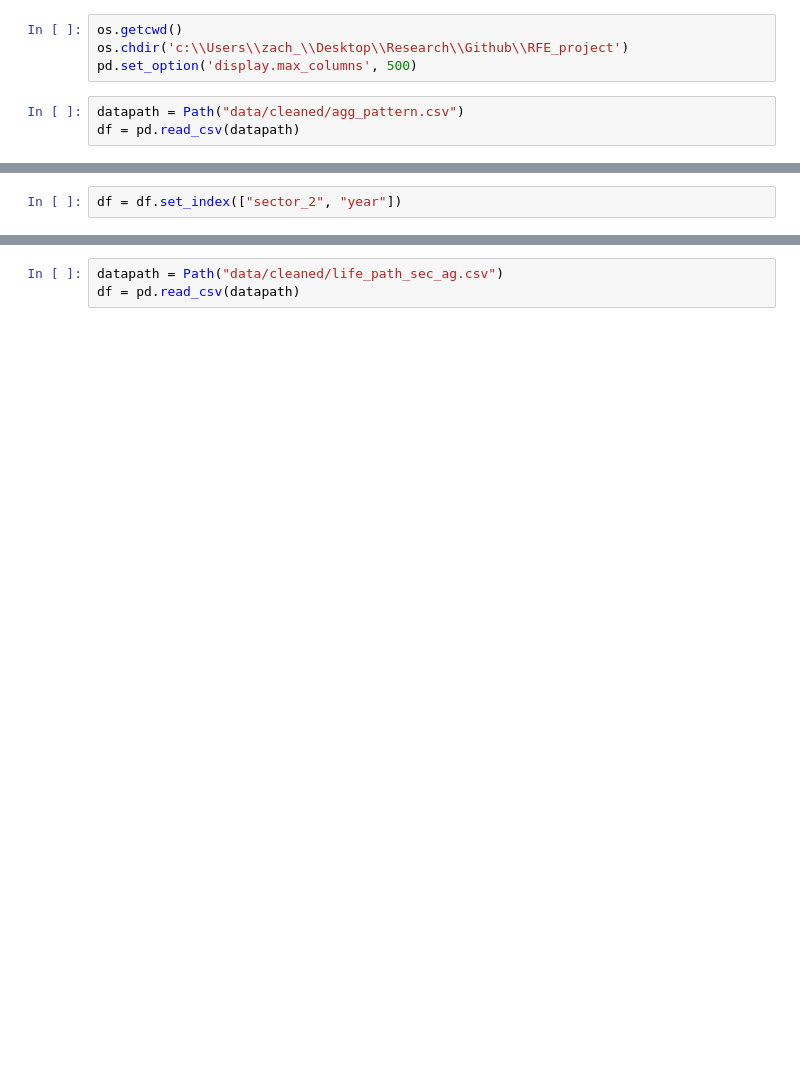
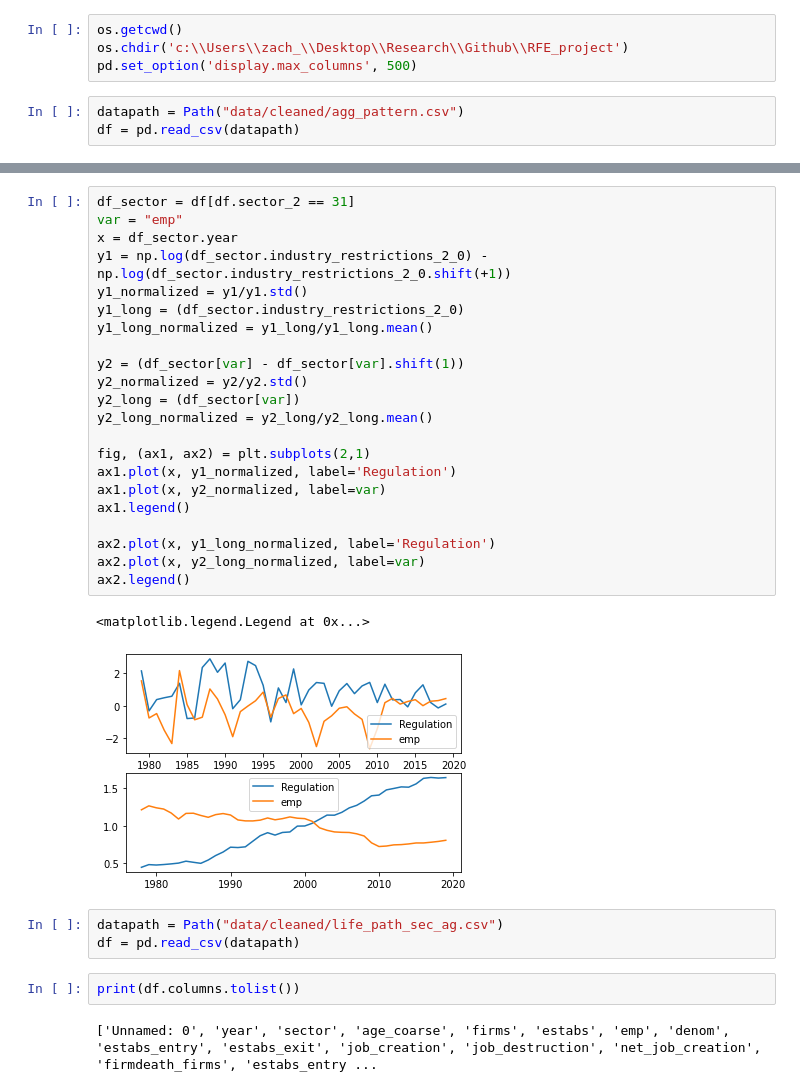
Before and after one commit to dczhaozach/RFE_project, a Jupyter notebook: notebooks/results.ipynb, the cells around one changed output, grey strips where cells are left out. Saved outputs shown, nothing was run; the diff lists cells and outputs as text; blank space fills up the shorter version.

```diff
--- a/notebooks/results.ipynb
+++ b/notebooks/results.ipynb
@@ -24,2 +24,0 @@ array([11, 21, 22, 23, 31, 32, 33, 42, 44, 45, 48, 49, 51, 52, 53, 54, 55,
-# %%
-df = df.set_index(["sector_2", "year"])
@@ -78,3 +46,32 @@ print(plt.scatter(x_var1, y_var))
+# %%
+df_sector = df[df.sector_2 == 31]
+var = "emp"
+x = df_sector.year
+y1 = np.log(df_sector.industry_restrictions_2_0) - np.log(df_sector.industry_restrictions_2_0.shift(+1))
+y1_normalized = y1/y1.std()
+y1_long = (df_sector.industry_restrictions_2_0)
+y1_long_normalized = y1_long/y1_long.mean()
+
+y2 = (df_sector[var] - df_sector[var].shift(1))
+y2_normalized = y2/y2.std()
+y2_long = (df_sector[var])
+y2_long_normalized = y2_long/y2_long.mean()
+
+fig, (ax1, ax2) = plt.subplots(2,1)
+ax1.plot(x, y1_normalized, label='Regulation')
+ax1.plot(x, y2_normalized, label=var)
+ax1.legend()
+
+ax2.plot(x, y1_long_normalized, label='Regulation')
+ax2.plot(x, y2_long_normalized, label=var)
+ax2.legend()
+# %% [output]
+<matplotlib.legend.Legend at 0x...>
+[figure, added]
 # %%
 datapath = Path("data/cleaned/life_path_sec_ag.csv")
 df = pd.read_csv(datapath)
+# %%
+print(df.columns.tolist())
+# %% [output]
+['Unnamed: 0', 'year', 'sector', 'age_coarse', 'firms', 'estabs', 'emp', 'denom', 'estabs_entry', 'estabs_exit', 'job_creation', 'job_destruction', 'net_job_creation', 'firmdeath_firms', 'estabs_entry ...
```
Also changed, not shown: parts of 25 cells of this notebook, 4 other files.
